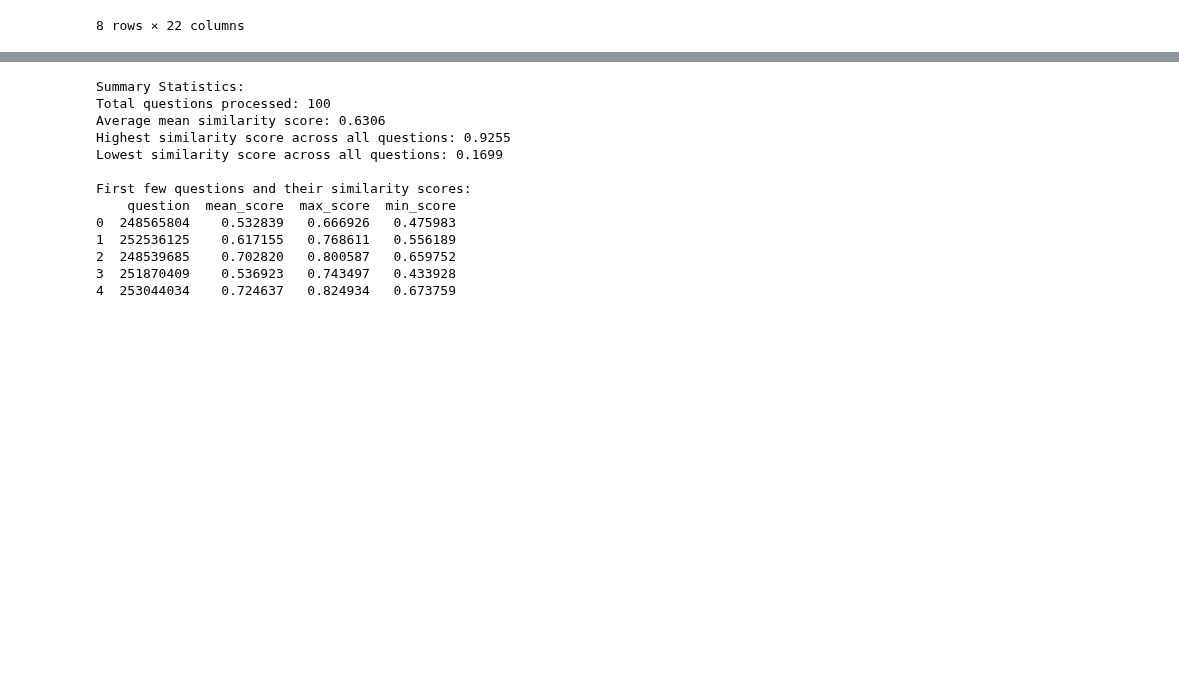
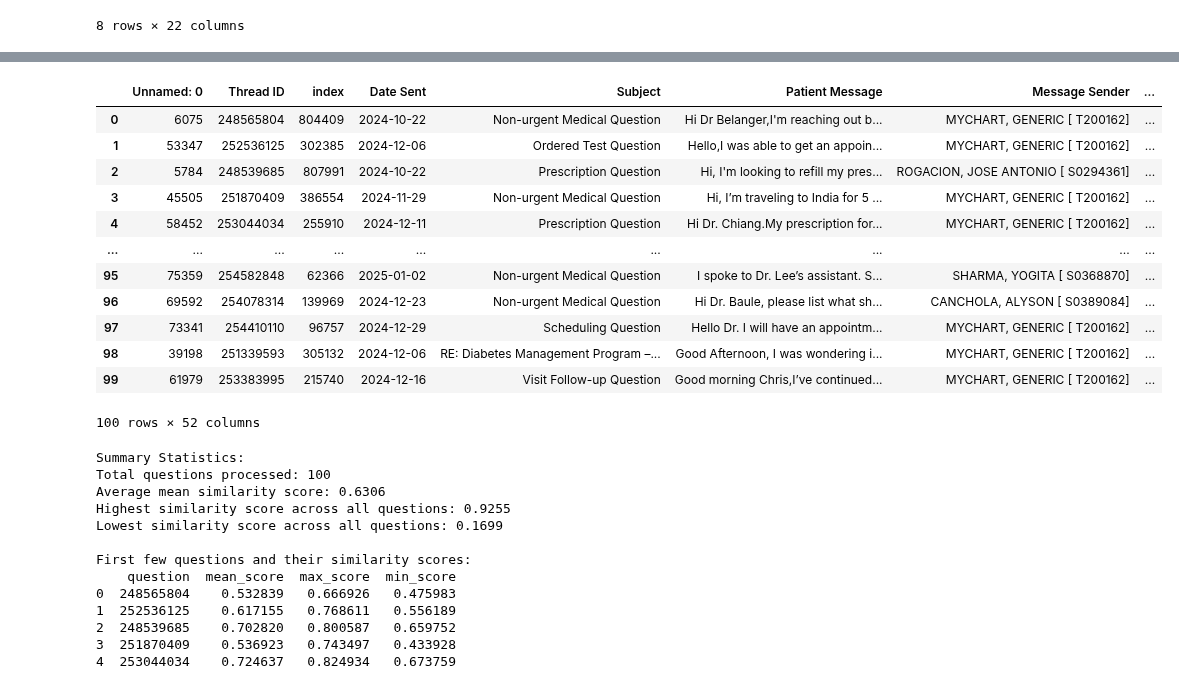
Before and after one commit to HealthRex/CDSS, a Jupyter notebook: scripts/antibiotic-susceptibility/sql/queries/aim_4/AIM4/Embedding_Pilot_Exp/notebook/data_explore_with_error_checking.ipynb, the cells around one changed output, grey strips where cells are left out. Saved outputs shown, nothing was run; the diff lists cells and outputs as text; code cells hidden in the pictures; blank space fills up the shorter version.

```diff
--- a/scripts/antibiotic-susceptibility/sql/queries/aim_4/AIM4/Embedding_Pilot_Exp/notebook/data_explore_with_error_checking.ipynb
+++ b/scripts/antibiotic-susceptibility/sql/queries/aim_4/AIM4/Embedding_Pilot_Exp/notebook/data_explore_with_error_checking.ipynb
@@ -537,3 +551,4 @@ def retrieve_similar_question_from_db(query_message, query_message_metadata, mod
     elif query_method == "weighted":
         results = weighted_retrieval_query(query_message,query_vector_literal, receiver, department, specialty,client, logger)
     return results
+    f
@@ -550,17 +582,22 @@ for idx in range(len(sampled_df)):
     # Retrieve similar questions
     results = retrieve_similar_question_from_db(
         query_message=current_question,
-        query_message_metadata=current_metadata
+        query_message_metadata=current_metadata,
+        run = "generated_question_set_1_saved_df"
+
     )
 
     # Extract similarity scores for this question
     question_scores = []
     for result in results:
-        question_scores.append(result["cosine_similarity"])
+        print(result)
+        # question_scores.append(result["cosine_similarity"])
+
 
     # Store the scores for this question
     all_similarity_scores.append({
         "question": sampled_df.iloc[idx]["Thread ID"],
         "scores": question_scores
     })
+    break
 # %% [output]
@@ -584,3 +663,19 @@ Hi Dr. Tabaka, I hope this message finds you well. I spoke to
+# %%
+saved_df
+# %% [output]
+|  | Unnamed: 0 | Thread ID | index | Date Sent | Subject | Patient Message | Message Sender | ... |
+| 0 | 6075 | 248565804 | 804409 | 2024-10-22 | Non-urgent Medical Question | Hi Dr Belanger,I'm reaching out b... | MYCHART, GENERIC [ T200162] | ... |
+| 1 | 53347 | 252536125 | 302385 | 2024-12-06 | Ordered Test Question | Hello,I was able to get an appoin... | MYCHART, GENERIC [ T200162] | ... |
+| 2 | 5784 | 248539685 | 807991 | 2024-10-22 | Prescription Question | Hi, I'm looking to refill my pres... | ROGACION, JOSE ANTONIO [ S0294361] | ... |
+| 3 | 45505 | 251870409 | 386554 | 2024-11-29 | Non-urgent Medical Question | Hi, I’m traveling to India for 5 ... | MYCHART, GENERIC [ T200162] | ... |
+| 4 | 58452 | 253044034 | 255910 | 2024-12-11 | Prescription Question | Hi Dr. Chiang.My prescription for... | MYCHART, GENERIC [ T200162] | ... |
+| ... | ... | ... | ... | ... | ... | ... | ... | ... |
+| 95 | 75359 | 254582848 | 62366 | 2025-01-02 | Non-urgent Medical Question | I spoke to Dr. Lee’s assistant. S... | SHARMA, YOGITA [ S0368870] | ... |
+| 96 | 69592 | 254078314 | 139969 | 2024-12-23 | Non-urgent Medical Question | Hi Dr. Baule, please list what sh... | CANCHOLA, ALYSON [ S0389084] | ... |
+| 97 | 73341 | 254410110 | 96757 | 2024-12-29 | Scheduling Question | Hello Dr. I will have an appointm... | MYCHART, GENERIC [ T200162] | ... |
+| 98 | 39198 | 251339593 | 305132 | 2024-12-06 | RE: Diabetes Management Program –... | Good Afternoon, I was wondering i... | MYCHART, GENERIC [ T200162] | ... |
+| 99 | 61979 | 253383995 | 215740 | 2024-12-16 | Visit Follow-up Question | Good morning Chris,I’ve continued... | MYCHART, GENERIC [ T200162] | ... |
+100 rows × 52 columns
 # %%
 # Convert to DataFrame for easier analysis
 similarity_df = pd.DataFrame(all_similarity_scores)
```
Also changed, not shown: parts of 14 cells of this notebook, 22 other files.
